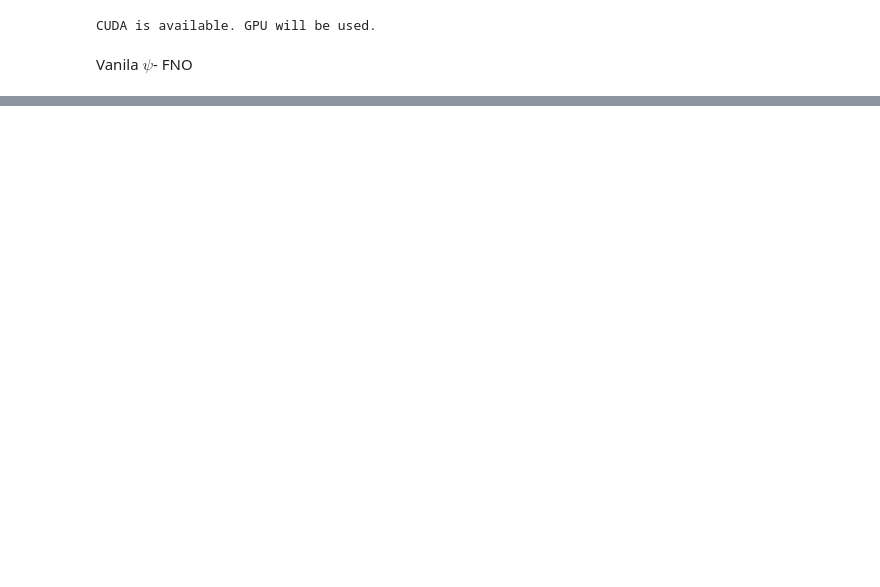
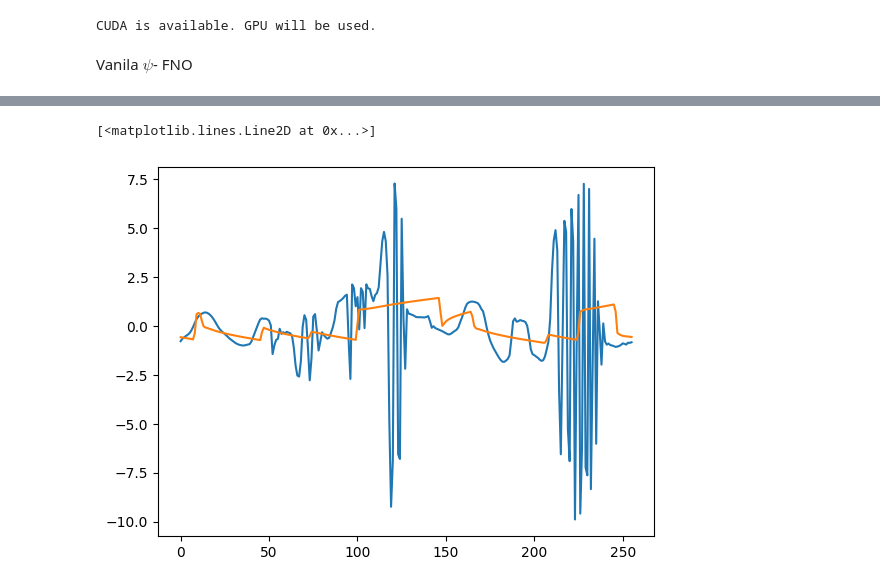
Before and after one commit to xx257xx/CONTEXT_FLUX_NO, a Jupyter notebook: ICONFLUXNO.ipynb, the cells around one changed output, grey strips where cells are left out. Saved outputs shown, nothing was run; the diff lists cells and outputs as text; code cells hidden in the pictures; blank space fills up the shorter version.

```diff
--- a/ICONFLUXNO.ipynb
+++ b/ICONFLUXNO.ipynb
@@ -575,0 +650,38 @@ tensor(30.7767, device='cuda:3', grad_fn=<MulBackward0>) tensor(4.3621, device='
+# %%
+x = dataset[:1,:,0,0].unsqueeze(-1).to(device)
+X = dataset[:1,:,:,0].unsqueeze(-1).to(device)
+y = []
+xl = torch.cat((x, torch.roll(x, -1, dims = 1)),dim=2)
+xr = torch.cat((x, torch.roll(x, 1, dims = 1)),dim=2)
+model.to(device)
+f0 = model.forward(X,xl)
+f1 = model.forward(X,xr)
+
+for i in range(10):
+
+    x = x -(0.256)*(f0-f1)
+    #y.append(x)
+    xl = torch.cat((x, torch.roll(x, -1, dims = 1)),dim=2)
+    xr = torch.cat((x, torch.roll(x, 1, dims = 1)),dim=2)
+
+    f0 = model.forward(X,xl)
+    f1 = model.forward(X,xr)
+# %%
+x = testset[:2,:,:,0].unsqueeze(-1).to(device)
+
+y = []
+xl = torch.cat((x, torch.roll(x, -1, dims = 1)),dim=3)
+xr = torch.cat((x, torch.roll(x, 1, dims = 1)),dim=3)
+
+f0 = model.train_forward(x,xl)
+f1 = model.train_forward(x,xr)
+
+for i in range(30):
+
+    x = x -(0.256)*(f0-f1)
+    #y.append(x)
+    xl = torch.cat((x, torch.roll(x, -1, dims = 1)),dim=3)
+    xr = torch.cat((x, torch.roll(x, 1, dims = 1)),dim=3)
+
+    f0 = model.train_forward(X,xl)
+    f1 = model.train_forward(X,xr)
@@ -575,0 +695,7 @@ tensor(30.7767, device='cuda:3', grad_fn=<MulBackward0>) tensor(4.3621, device='
+# %%
+M = 0
+plt.plot(x.detach().cpu()[0,:,M,0])
+plt.plot(testset.detach().cpu()[0,:,M+99,0])
+# %% [output]
+[<matplotlib.lines.Line2D at 0x...>]
+[figure, added]
```
Also changed, not shown: parts of 11 cells of this notebook.
